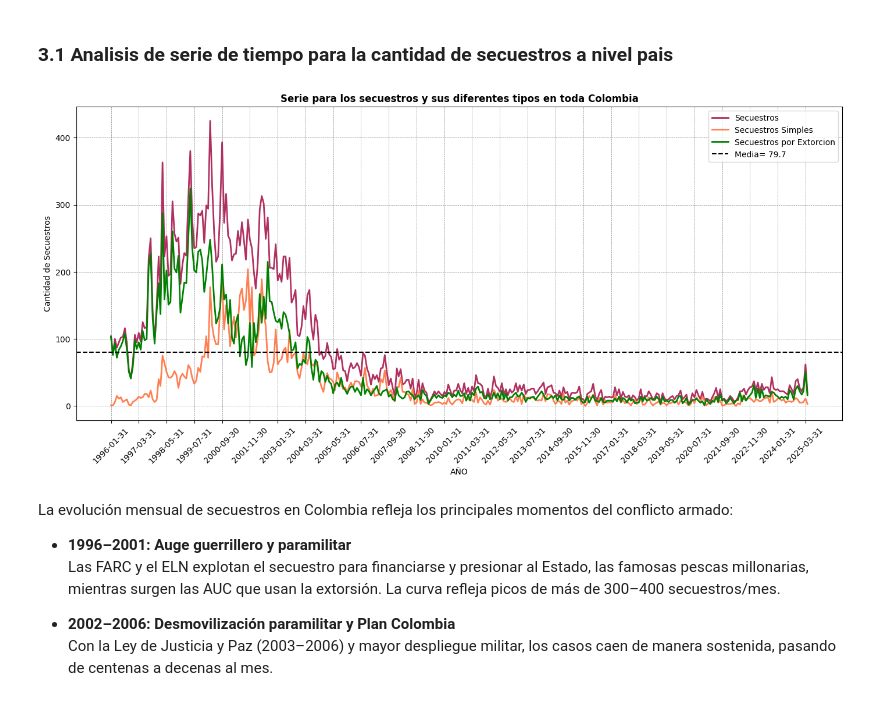
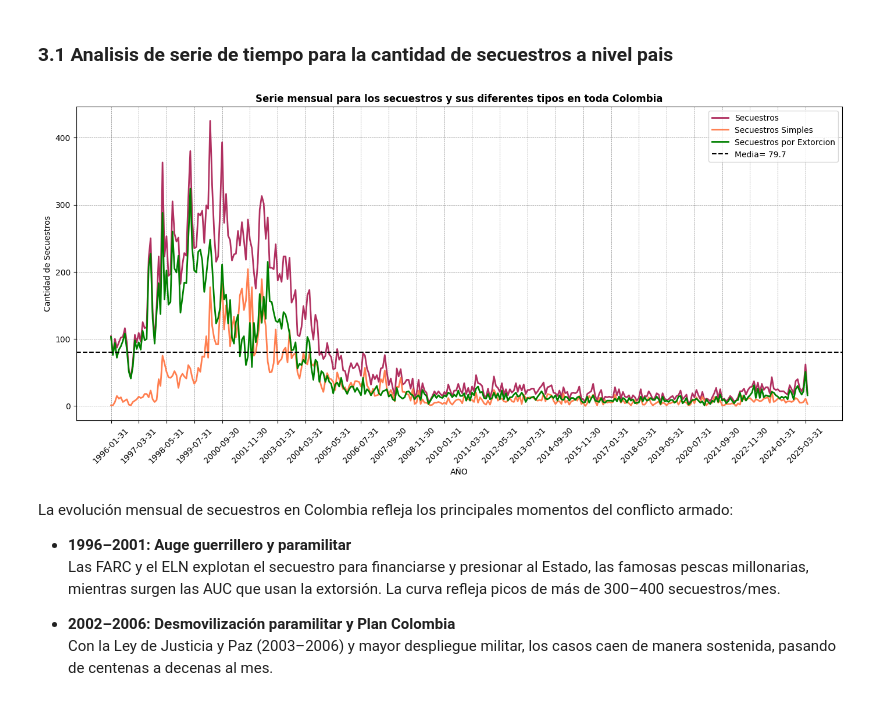
Before and after one commit to SPMINE-2425/primer_repo_pablo, a Jupyter notebook: Scripts/Primer_analisis_exploratorio.ipynb, the cells around one changed output. Saved outputs shown, nothing was run; the diff lists cells and outputs as text; code cells hidden in the pictures.

```diff
--- a/Scripts/Primer_analisis_exploratorio.ipynb
+++ b/Scripts/Primer_analisis_exploratorio.ipynb
@@ -166,32 +130,2 @@ secuestros_municipios
-# %%
-
-# Crear Panel Mensual
-municipios_mensual = (secuestros_municipios.set_index('FECHA HECHO').groupby([
-        pd.Grouper(freq='M'),
-        'COD_DEPTO', 'DEPARTAMENTO',
-        'COD_MUNI', 'MUNICIPIO'])[['N_SIMPLE', 'N_EXTORSIVO']].sum().reset_index().rename(columns={'FECHA HECHO': 'MES'}))
-municipios_mensual['TOTAL'] = municipios_mensual['N_SIMPLE'] + municipios_mensual['N_EXTORSIVO']
-
-departamentos_mensual = (secuestros_departamentos.set_index('FECHA HECHO').groupby([
-        pd.Grouper(freq='M'),
-        'COD_DEPTO', 'DEPARTAMENTO'])[['N_SIMPLE', 'N_EXTORSIVO']].sum().reset_index().rename(columns={'FECHA HECHO': 'MES'}))
-departamentos_mensual['TOTAL'] = departamentos_mensual['N_SIMPLE'] + departamentos_mensual['N_EXTORSIVO']
-
-# Crear Panel Anual
-municipios_anual = (secuestros_municipios
-    .set_index('FECHA HECHO').groupby([
-        pd.Grouper(freq='A'),
-        'COD_DEPTO', 'DEPARTAMENTO',
-        'COD_MUNI', 'MUNICIPIO'])[['N_SIMPLE', 'N_EXTORSIVO']].sum().reset_index().rename(columns={'FECHA HECHO': 'AÑO'}))
-municipios_anual['TOTAL'] = municipios_anual['N_SIMPLE'] + municipios_anual['N_EXTORSIVO']
-
-departamentos_anual = (secuestros_departamentos.set_index('FECHA HECHO')
-    .groupby([
-        pd.Grouper(freq='A'),
-        'COD_DEPTO', 'DEPARTAMENTO'])[['N_SIMPLE', 'N_EXTORSIVO']].sum().reset_index().rename(columns={'FECHA HECHO': 'AÑO'}))
-departamentos_anual['TOTAL'] = departamentos_anual['N_SIMPLE'] + departamentos_anual['N_EXTORSIVO']
-
-# Colapsar el panel para tener datos anuales
-serie_colombia_mensual = (secuestros.set_index('FECHA HECHO').resample('M')[['N_SIMPLE', 'N_EXTORSIVO']]
-    .sum().reset_index().rename(columns={'FECHA HECHO': 'AÑO'}))
-serie_colombia_mensual['TOTAL'] = serie_colombia_mensual['N_SIMPLE'] + serie_colombia_mensual['N_EXTORSIVO']
+# %%
+municipios_mensual , departamentos_mensual , municipios_anual , departamentos_anual  , serie_colombia_mensual = crear_series_de_tiempo(verificar_base , secuestros)
@@ -254,24 +190,24 @@ serie_colombia_mensual
 # %%
 mean = serie_colombia_mensual['TOTAL'].mean()
 
 plt.figure(figsize=(17, 7))
 plt.plot(serie_colombia_mensual['AÑO'], serie_colombia_mensual['TOTAL'] ,label="Secuestros",
          linewidth=2 , color='#B03060')
 plt.plot(serie_colombia_mensual['AÑO'], serie_colombia_mensual['N_SIMPLE'] ,label="Secuestros Simples",
          linewidth=2 , color='#FF7F50')
 plt.plot(serie_colombia_mensual['AÑO'], serie_colombia_mensual['N_EXTORSIVO'] ,label="Secuestros por Extorcion",
          linewidth=2 , color='green')
 plt.axhline(mean, color='black', linestyle='--', label='Media= 79.7')
 cuartiles_a_mostrar = serie_colombia_mensual['AÑO'][::14]
 plt.xticks(cuartiles_a_mostrar, rotation=45)
 plt.xlabel('AÑO')
 plt.ylabel('Cantidad de Secuestros')
-plt.title('Serie para los secuestros y sus diferentes tipos en toda Colombia' , weight='bold')
+plt.title('Serie mensual para los secuestros y sus diferentes tipos en toda Colombia' , weight='bold')
 plt.grid(True, color='gray', linestyle='--', linewidth=0.5)
 plt.legend()
 plt.show()
 # %% [output]
-[figure, old version]
+[figure, new version]
 # %% [markdown]
 
 
```
Also changed, not shown: parts of 14 cells of this notebook, 3 other files.
